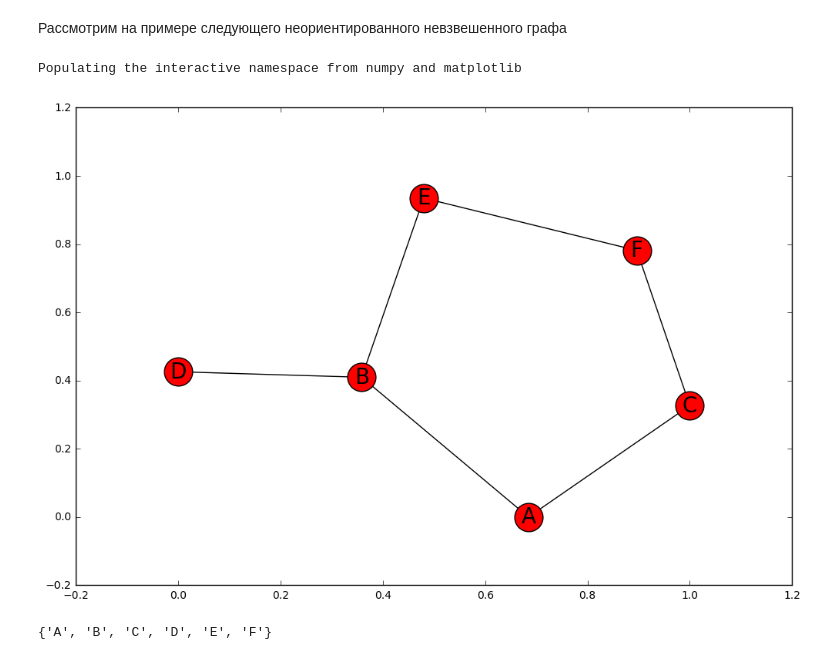
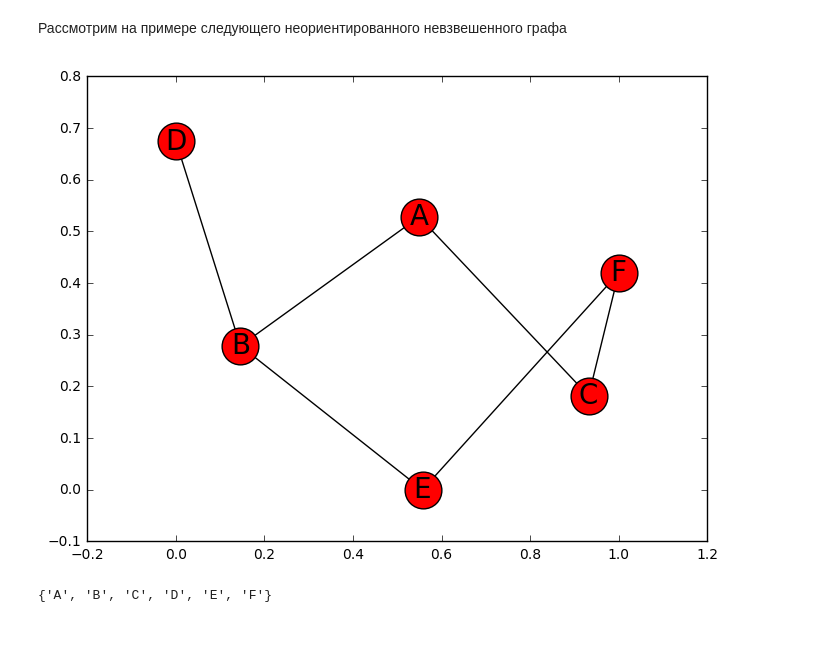
Before and after one commit to 1gnatov/ML_DM_HSE_minor, a Jupyter notebook: module1_python_notebooks/seminar12_graphs/seminar12_graph_algo.ipynb, the cells around one changed output. Cells and saved outputs as stored; diff of their text form; code cells hidden in the pictures; blank space fills up the shorter version.

```diff
--- a/module1_python_notebooks/seminar12_graphs/seminar12_graph_algo.ipynb
+++ b/module1_python_notebooks/seminar12_graphs/seminar12_graph_algo.ipynb
@@ -349,27 +340,21 @@ Populating the interactive namespace from numpy and matplotlib
 # %% [markdown]
 Рассмотрим на примере следующего неориентированного невзвешенного графа
 # %%
-%pylab inline
-figsize(12, 8)
-
-import networkx as nx
-
 G=nx.Graph()
 G.add_nodes_from(['A', 'B', 'C', 'D', 'E', 'F'])
 G.add_edges_from([('A','B'),('A','C'),('B','D'),
                     ('B','E'),('C','F'), ('E','F')])
 
 pos = nx.spring_layout(G) # positions for all nodes
 
 # nodes and node labels
 nx.draw_networkx_nodes(G, pos, node_size=700)
 nx.draw_networkx_labels(G,pos,font_size=20,font_family='sans-serif')
 
 nx.draw_networkx_edges(G, pos, edgelist=G.edges(), font_size=16)
 
 show() # matplotlib.pyplot.show()
 # %% [output]
-Populating the interactive namespace from numpy and matplotlib
-[figure, old version]
+[figure, new version]
 # %%
 def dfs(graph, start, visited=None):
```
Also changed, not shown: parts of 15 cells of this notebook, 8 other files.
